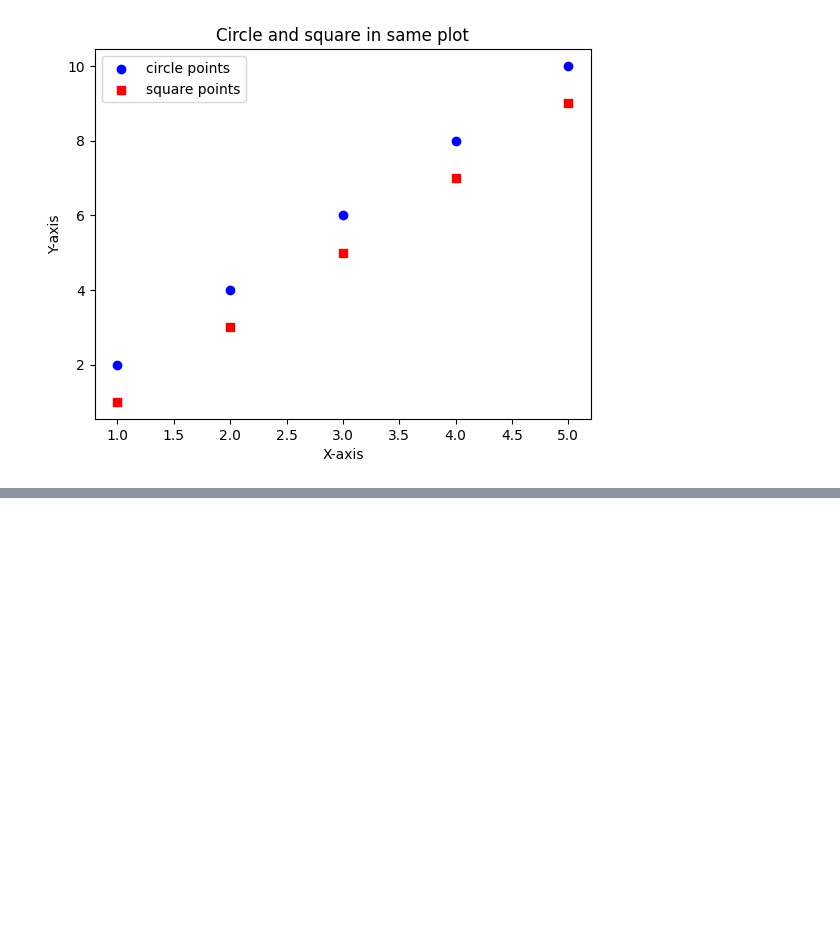
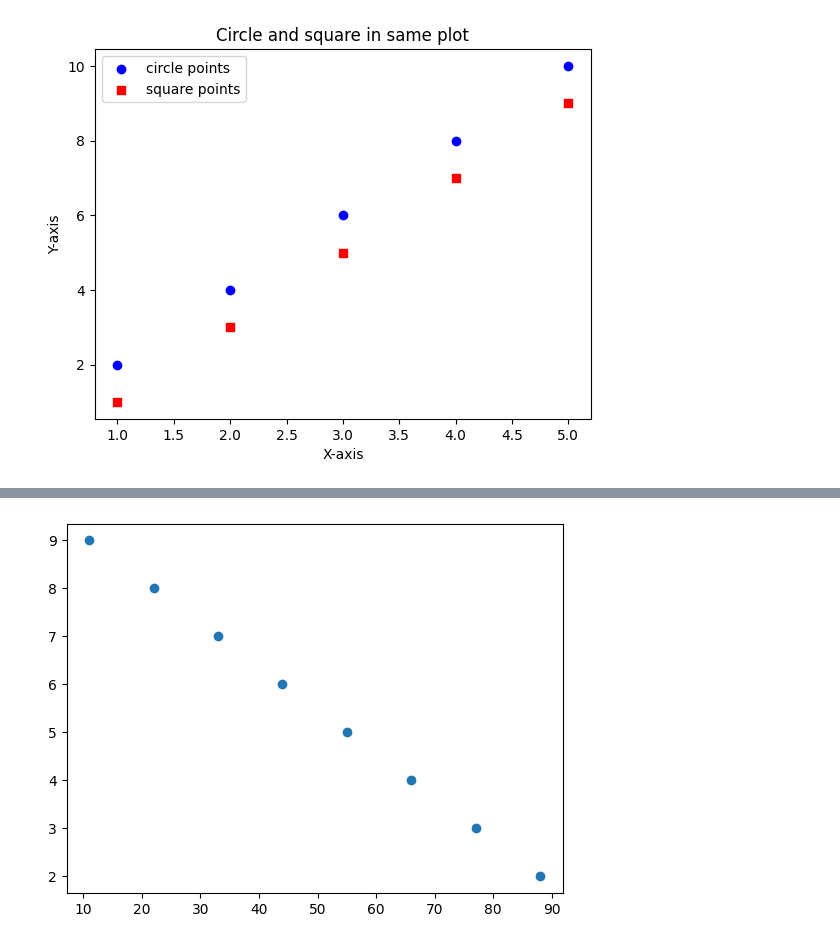
Before and after one commit to aragulkumar/Learning_Practice, a Jupyter notebook: mathplot_doc.ipynb, the cells around one changed output, grey strips where cells are left out. Cells and saved outputs as stored; diff of their text form; code cells hidden in the pictures; blank space fills up the shorter version.

```diff
--- a/mathplot_doc.ipynb
+++ b/mathplot_doc.ipynb
@@ -62,0 +70,11 @@ plt.show()
+# %%
+import matplotlib.pyplot as plt
+import numpy as np
+
+x = np.array([11,22,33,44,55,66,77,88])
+y = np.array([9,8,7,6,5,4,3,2])
+
+plt.scatter(x,y)
+plt.show()
+# %% [output]
+[figure, added]
```
Also changed, not shown: parts of 1 cell of this notebook.
